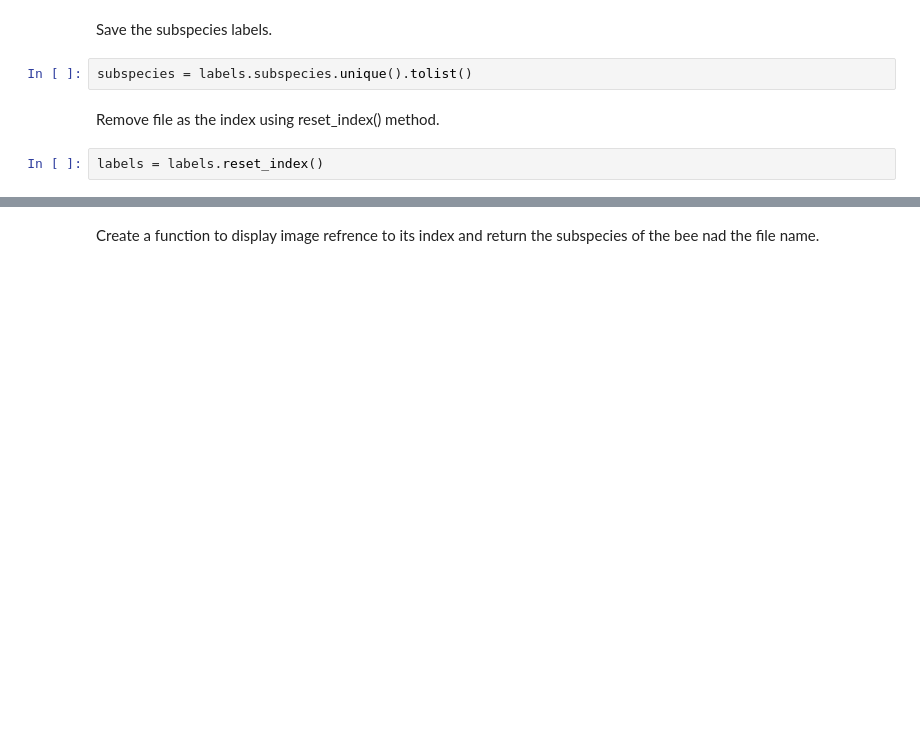
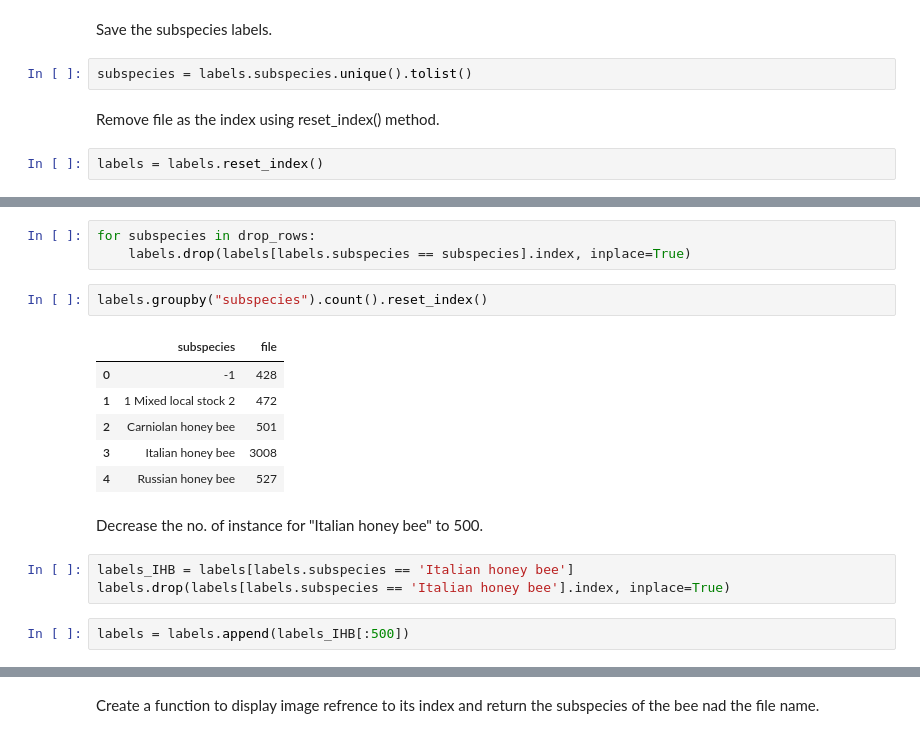
Before and after one commit to whatiskeptiname/Bee-Classifier, a Jupyter notebook: SVM.ipynb, the cells around one changed output, grey strips where cells are left out. Saved outputs shown, nothing was run; the diff lists cells and outputs as text; blank space fills up the shorter version.

```diff
--- a/SVM.ipynb
+++ b/SVM.ipynb
@@ -69,0 +67,19 @@ labels.head()
+# %%
+for subspecies in drop_rows:
+    labels.drop(labels[labels.subspecies == subspecies].index, inplace=True)
+# %%
+labels.groupby("subspecies").count().reset_index()
+# %% [output]
+|  | subspecies | file |
+| 0 | -1 | 428 |
+| 1 | 1 Mixed local stock 2 | 472 |
+| 2 | Carniolan honey bee | 501 |
+| 3 | Italian honey bee | 3008 |
+| 4 | Russian honey bee | 527 |
+# %% [markdown]
+Decrease the no. of instance for "Italian honey bee" to 500.
+# %%
+labels_IHB = labels[labels.subspecies == 'Italian honey bee']
+labels.drop(labels[labels.subspecies == 'Italian honey bee'].index, inplace=True)
+# %%
+labels = labels.append(labels_IHB[:500])
```
Also changed, not shown: parts of 21 cells of this notebook.
